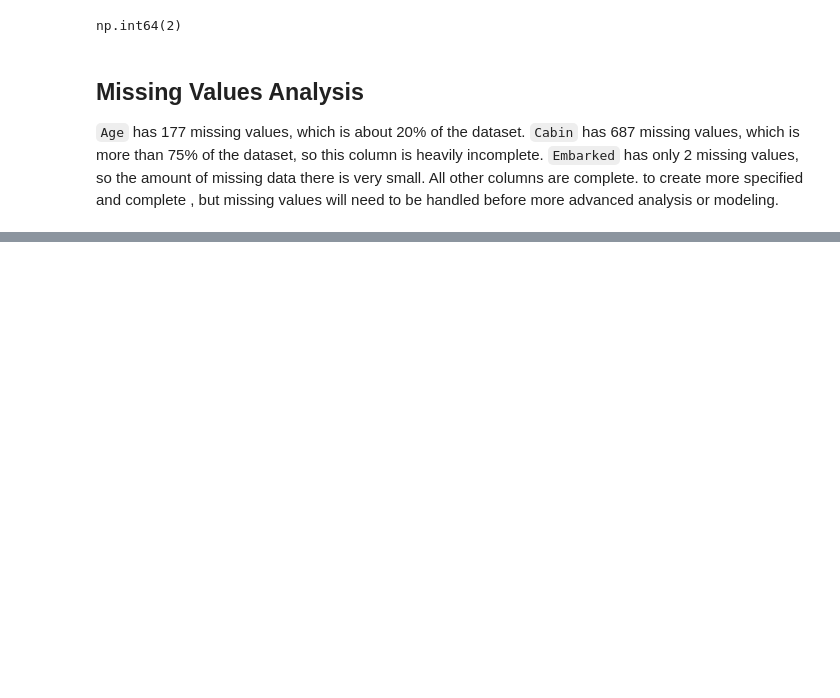
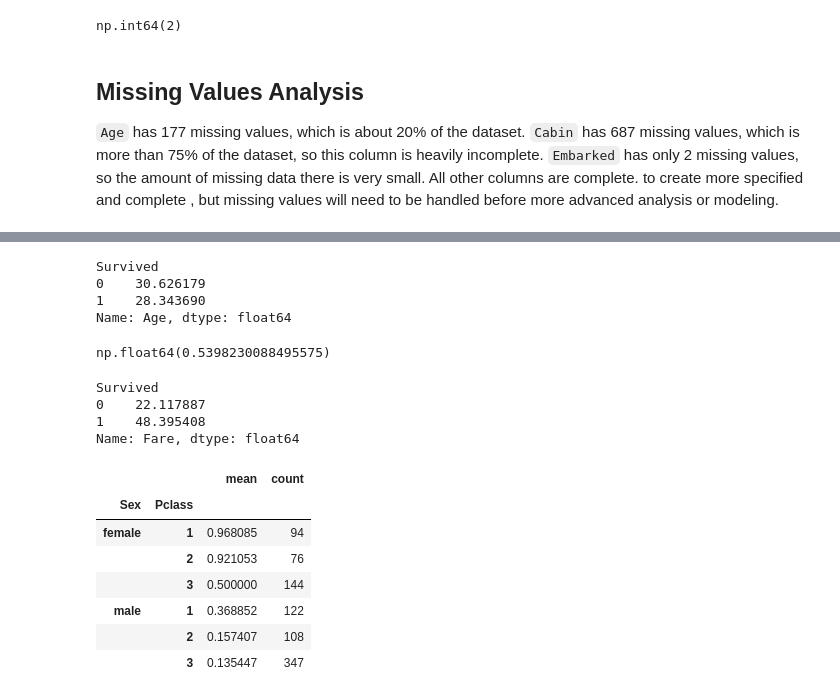
Before and after one commit to GlebUstynov/titanic-eda, a Jupyter notebook: notebooks/titanic_eda.ipynb, the cells around one changed output, grey strips where cells are left out. Saved outputs shown, nothing was run; the diff lists cells and outputs as text; code cells hidden in the pictures; blank space fills up the shorter version.

```diff
--- a/notebooks/titanic_eda.ipynb
+++ b/notebooks/titanic_eda.ipynb
@@ -357,0 +392,29 @@ to create more specified and complete , but missing values will need to be handl
+# %%
+df.groupby("Survived")["Age"].mean()
+# %% [output]
+Survived
+0    30.626179
+1    28.343690
+Name: Age, dtype: float64
+# %%
+df[df["Age"] < 18]["Survived"].mean()
+# %% [output]
+np.float64(0.5398230088495575)
+# %%
+df.groupby("Survived")["Fare"].mean()
+# %% [output]
+Survived
+0    22.117887
+1    48.395408
+Name: Fare, dtype: float64
+# %%
+df.groupby(["Sex", "Pclass"])["Survived"].agg(["mean", "count"])
+# %% [output]
+|  |  | mean | count |
+| Sex | Pclass |  |  |
+| female | 1 | 0.968085 | 94 |
+|  | 2 | 0.921053 | 76 |
+|  | 3 | 0.500000 | 144 |
+| male | 1 | 0.368852 | 122 |
+|  | 2 | 0.157407 | 108 |
+|  | 3 | 0.135447 | 347 |
```
Also changed, not shown: parts of 9 cells of this notebook.
